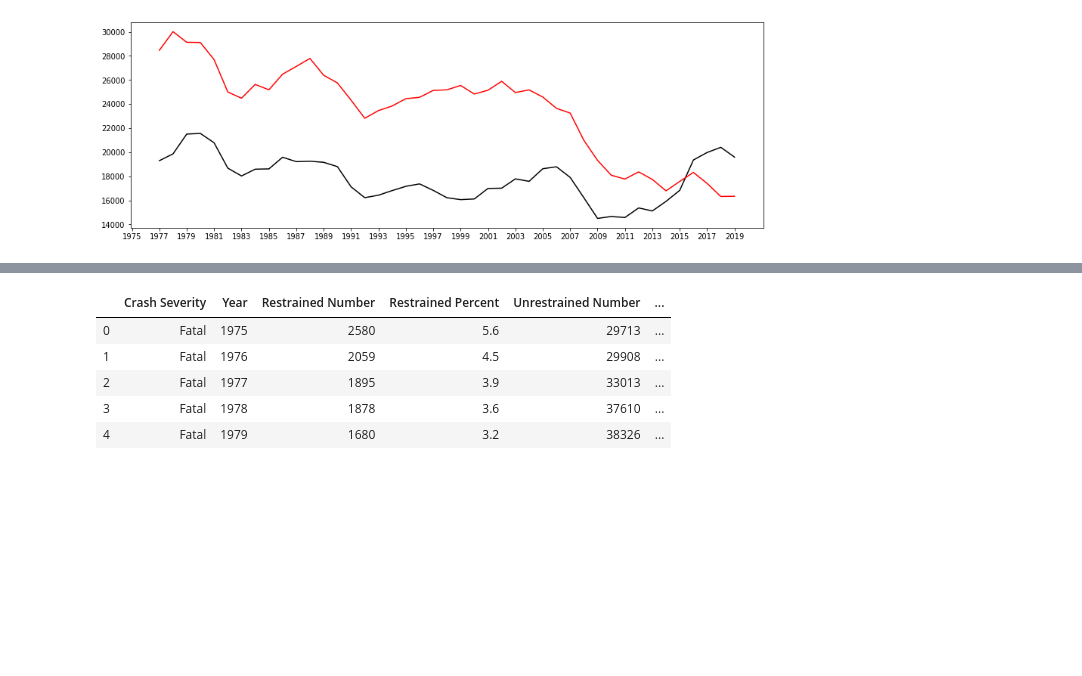
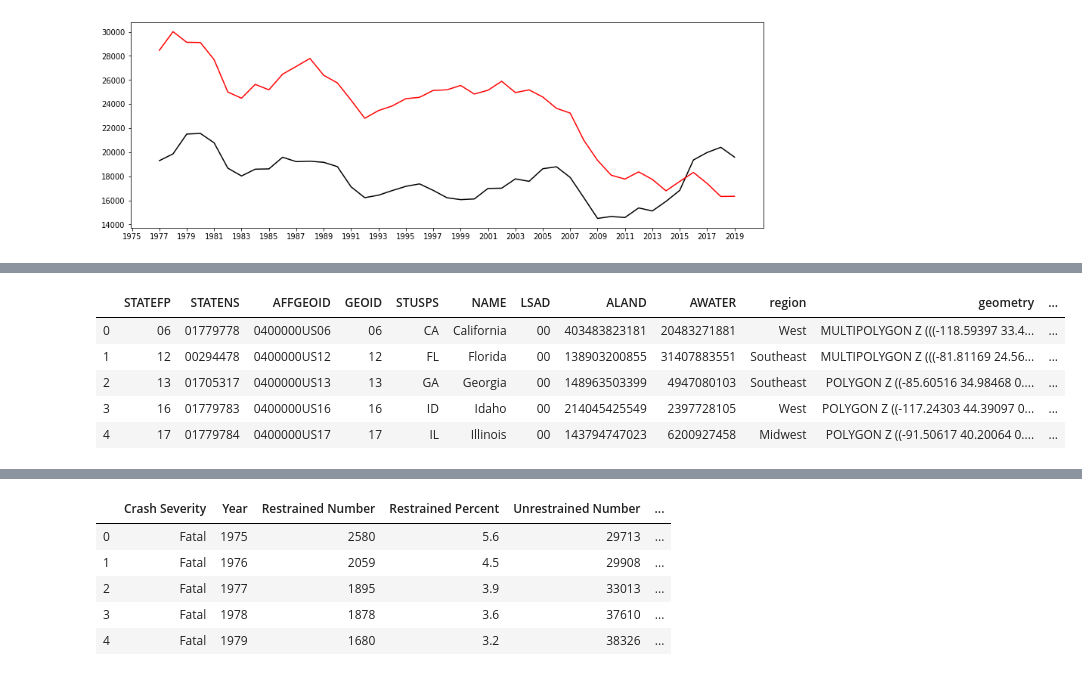
Before and after one commit to iSchool-597PR/2021Fall_finals, a Jupyter notebook: Visualization_NHTSA_Crash.ipynb, the cells around one changed output, grey strips where cells are left out. Saved outputs shown, nothing was run; the diff lists cells and outputs as text; code cells hidden in the pictures; blank space fills up the shorter version.

```diff
--- a/Visualization_NHTSA_Crash.ipynb
+++ b/Visualization_NHTSA_Crash.ipynb
@@ -266,0 +271,11 @@ plt.xticks(x)
+# %%
+dataframes_dict = {}
+for i in range(2010, 2020):
+    file = 'data/'+ str(i) + "/CRASH.csv"
+    file1 = pd.read_csv(file)
+    file1 = file1.drop([0,1,2,3,59,58,57,56,55])
+    file1 = file1.rename(columns = {"Table 106": "States", "Unnamed: 1": "fatalities{}" .format(i-1) ,
+                            "Unnamed: 2": "fatalities{}".format(i) ,
+                        "Unnamed: 3": "% Change"})
+    dataframes_dict[i] = file1
+print(dataframes_dict[2019].head())
@@ -266,0 +315,12 @@ plt.xticks(x)
+# %%
+states_shp = states_shp.merge(df2, on = "NAME")
+states_shp.head()
+states_shp['fatalities{}'.format(year)] = states_shp['fatalities{}'.format(year)].str.replace(',', '').astype(int)
+states_shp.head()
+# %% [output]
+|  | STATEFP | STATENS | AFFGEOID | GEOID | STUSPS | NAME | LSAD | ALAND | AWATER | region | geometry | ... |
+| 0 | 06 | 01779778 | 0400000US06 | 06 | CA | California | 00 | 403483823181 | 20483271881 | West | MULTIPOLYGON Z (((-118.59397 33.4... | ... |
+| 1 | 12 | 00294478 | 0400000US12 | 12 | FL | Florida | 00 | 138903200855 | 31407883551 | Southeast | MULTIPOLYGON Z (((-81.81169 24.56... | ... |
+| 2 | 13 | 01705317 | 0400000US13 | 13 | GA | Georgia | 00 | 148963503399 | 4947080103 | Southeast | POLYGON Z ((-85.60516 34.98468 0.... | ... |
+| 3 | 16 | 01779783 | 0400000US16 | 16 | ID | Idaho | 00 | 214045425549 | 2397728105 | West | POLYGON Z ((-117.24303 44.39097 0... | ... |
+| 4 | 17 | 01779784 | 0400000US17 | 17 | IL | Illinois | 00 | 143794747023 | 6200927458 | Midwest | POLYGON Z ((-91.50617 40.20064 0.... | ... |
```
Also changed, not shown: parts of 14 cells of this notebook.
